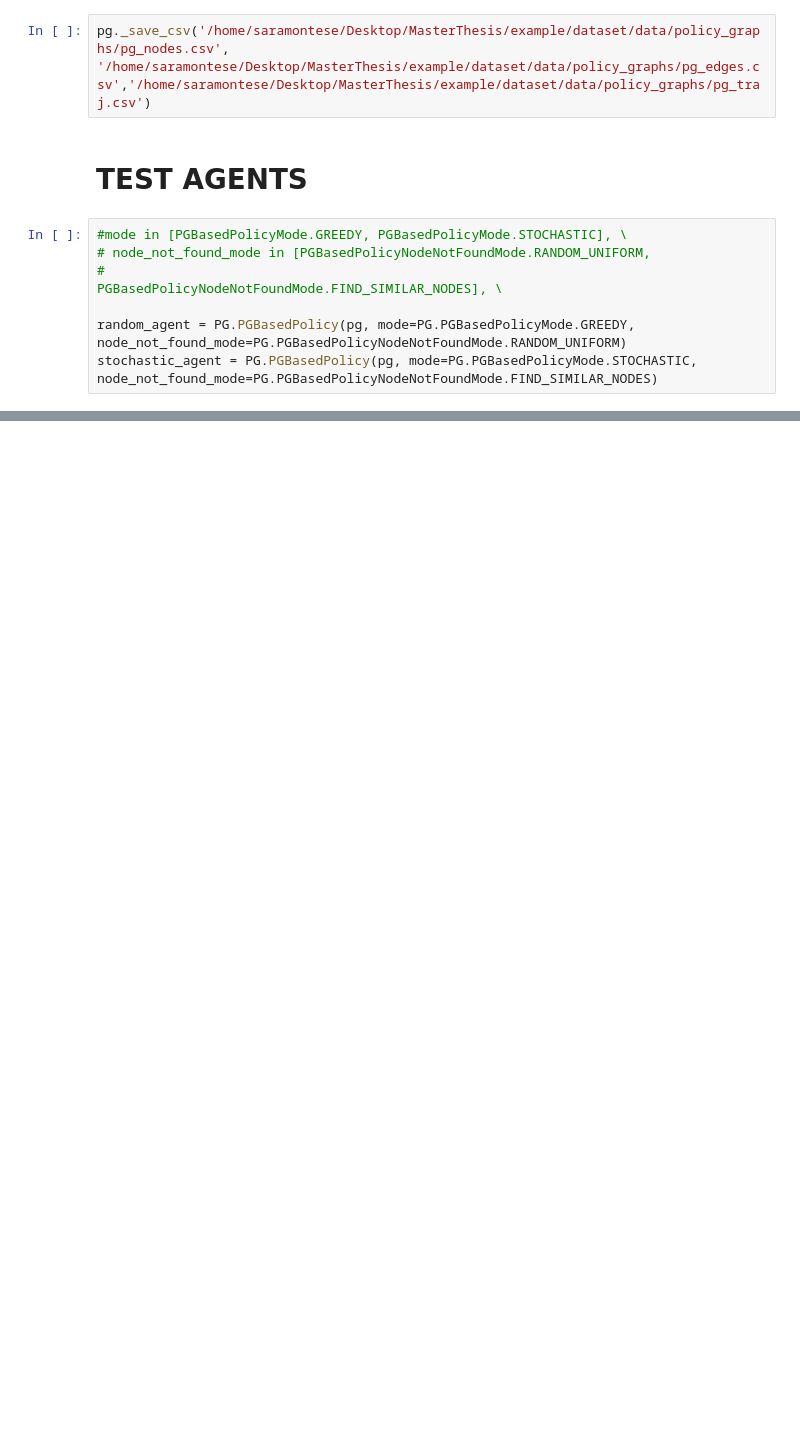
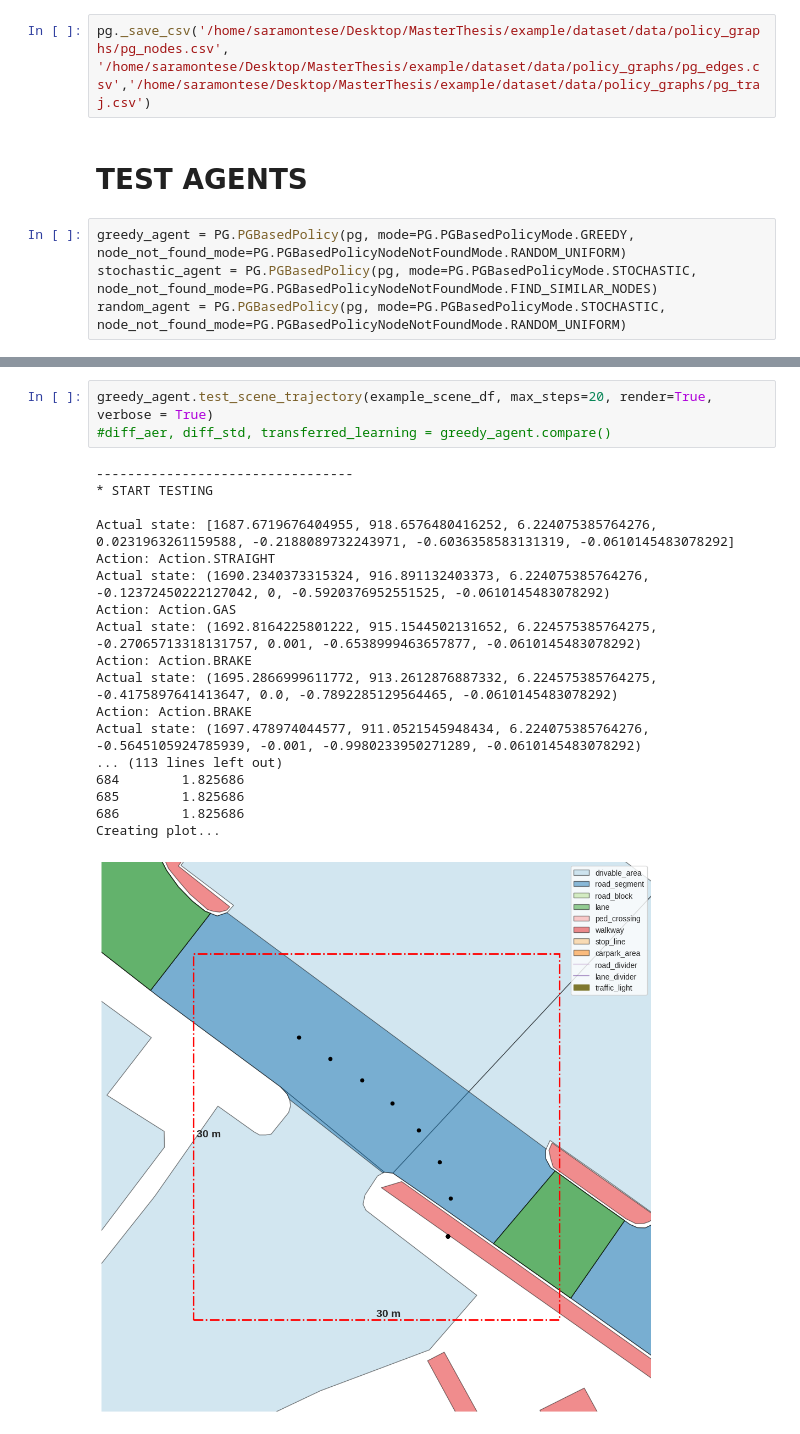
Before and after one commit to SaraMo14/MasterThesis, a Jupyter notebook: test_agents.ipynb, the cells around one changed output, grey strips where cells are left out. Saved outputs shown, nothing was run; the diff lists cells and outputs as text; blank space fills up the shorter version.

```diff
--- a/test_agents.ipynb
+++ b/test_agents.ipynb
@@ -44,9 +46,6 @@ pg._save_csv('/home/saramontese/Desktop/MasterThesis/example/dataset/data/policy
 # %% [markdown]
 # TEST AGENTS
 # %%
-#mode in [PGBasedPolicyMode.GREEDY, PGBasedPolicyMode.STOCHASTIC], \
-# node_not_found_mode in [PGBasedPolicyNodeNotFoundMode.RANDOM_UNIFORM,
-#                                      PGBasedPolicyNodeNotFoundMode.FIND_SIMILAR_NODES], \
-
-random_agent = PG.PGBasedPolicy(pg, mode=PG.PGBasedPolicyMode.GREEDY, node_not_found_mode=PG.PGBasedPolicyNodeNotFoundMode.RANDOM_UNIFORM)
+greedy_agent = PG.PGBasedPolicy(pg, mode=PG.PGBasedPolicyMode.GREEDY, node_not_found_mode=PG.PGBasedPolicyNodeNotFoundMode.RANDOM_UNIFORM)
 stochastic_agent = PG.PGBasedPolicy(pg, mode=PG.PGBasedPolicyMode.STOCHASTIC, node_not_found_mode=PG.PGBasedPolicyNodeNotFoundMode.FIND_SIMILAR_NODES)
+random_agent = PG.PGBasedPolicy(pg, mode=PG.PGBasedPolicyMode.STOCHASTIC, node_not_found_mode=PG.PGBasedPolicyNodeNotFoundMode.RANDOM_UNIFORM)
@@ -96,0 +95,22 @@ Actual state: (427.76345970595906, 1626.2194873239973, 2.194, 0.179)
+# %%
+greedy_agent.test_scene_trajectory(example_scene_df, max_steps=20, render=True, verbose = True)
+#diff_aer, diff_std, transferred_learning = greedy_agent.compare()
+# %% [output]
+---------------------------------
+* START TESTING
+
+Actual state: [1687.6719676404955, 918.6576480416252, 6.224075385764276, 0.0231963261159588, -0.2188089732243971, -0.6036358583131319, -0.0610145483078292]
+Action: Action.STRAIGHT
+Actual state: (1690.2340373315324, 916.891132403373, 6.224075385764276, -0.12372450222127042, 0, -0.5920376952551525, -0.0610145483078292)
+Action: Action.GAS
+Actual state: (1692.8164225801222, 915.1544502131652, 6.224575385764275, -0.27065713318131757, 0.001, -0.6538999463657877, -0.0610145483078292)
+Action: Action.BRAKE
+Actual state: (1695.2866999611772, 913.2612876887332, 6.224575385764275, -0.4175897641413647, 0.0, -0.7892285129564465, -0.0610145483078292)
+Action: Action.BRAKE
+Actual state: (1697.478974044577, 911.0521545948434, 6.224075385764276, -0.5645105924785939, -0.001, -0.9980233950271289, -0.0610145483078292)
+... (113 lines left out)
+684        1.825686
+685        1.825686
+686        1.825686
+Creating plot...
+[figure, added]
```
Also changed, not shown: parts of 10 cells of this notebook, 13 other files.
